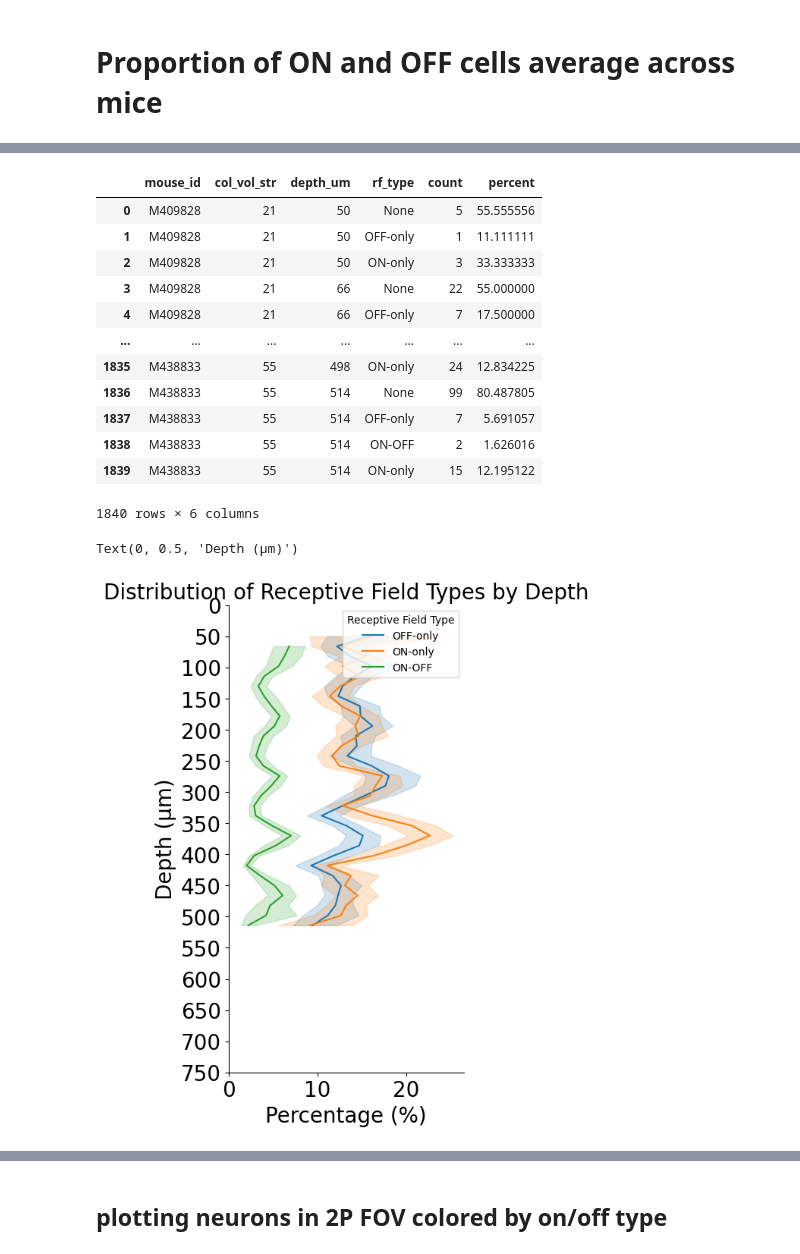
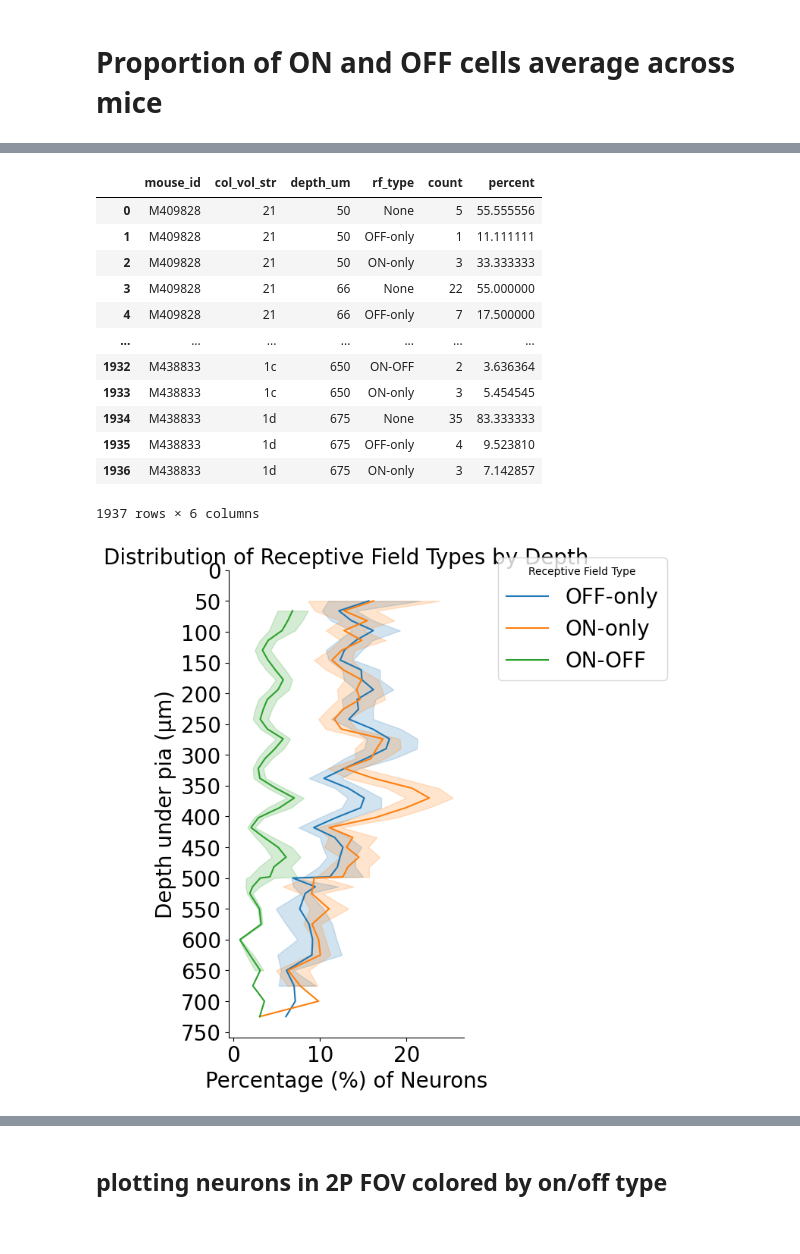
Before and after one commit to naomidonovan1/allen_v1dd, a Jupyter notebook: src/allen_v1dd/demo.ipynb, the cells around one changed output, grey strips where cells are left out. Cells and saved outputs as stored; diff of their text form; code cells hidden in the pictures.

Commit message:
finished edits for platform paper ophys figure

```diff
--- a/src/allen_v1dd/demo.ipynb
+++ b/src/allen_v1dd/demo.ipynb
@@ -480,7 +480,8 @@ plt.savefig(f"rf_center_stamp_{mouse_id}_{col_vol_str}.eps", dpi=300)
 import os
 mouse_ids = ["M409828", "M416296", "M427836", "M438833"]
 columns = ['1', '2', '3', '4', '5']
-volumes = ['1', '2', '3', '4', '5', '6', 'a', 'b', 'c', 'd', 'e', 'f', 'g', 'h', 'i', 'j', 'k', 'l']
+volumes = ['1', '2', '3', '4', '5',  # 2p imaging volumes
+           '6','7', '8', '9', 'a', 'b', 'c', 'd', 'e', 'f'] # 3p imgaging volumes
 
 for mouse_id in mouse_ids:
     print(f"Processing mouse {mouse_id}...")
@@ -506,10 +507,10 @@ for mouse_id in mouse_ids:
         }
         for vol in volumes:
             col_vol_str = f"{col}{vol}"
-            if col == '1' and vol in ['1', '2', '3', '4', '5', '6']:
+            if col == '1' and vol in ['1', '2', '3', '4', '5']:
                 print('Duplicated neurons, skipping...')
                 continue
-            if col == ['2', '3', '4', '5'] and vol in ['a', 'b', 'c', 'd', 'e', 'f', 'g', 'h', 'i', 'j', 'k', 'l']:
+            if col in ['2', '3', '4', '5'] and vol in ['6', '7', '8', '9', 'a', 'b', 'c', 'd', 'e', 'f']:
                 print('Doesn\'t exist, skipping...')
                 continue
 
@@ -648,6 +649,16 @@ depth_mapping = {
     '3': [242, 258, 274, 290, 306, 322],
     '4': [338, 354, 370, 386, 402, 418],
     '5': [434, 450, 466, 482, 498, 514],
+    '6': [500],
+    '7': [525],
+    '8': [550],
+    '9': [575],
+    'a': [600],
+    'b': [625],
+    'c': [650],
+    'd': [675],
+    'e': [700],
+    'f': [725],
 }
 
 depths = []
@@ -673,33 +684,34 @@ percentages
 | 3 | M409828 | 21 | 66 | None | 22 | 55.000000 |
 | 4 | M409828 | 21 | 66 | OFF-only | 7 | 17.500000 |
 | ... | ... | ... | ... | ... | ... | ... |
-| 1835 | M438833 | 55 | 498 | ON-only | 24 | 12.834225 |
-| 1836 | M438833 | 55 | 514 | None | 99 | 80.487805 |
-| 1837 | M438833 | 55 | 514 | OFF-only | 7 | 5.691057 |
-| 1838 | M438833 | 55 | 514 | ON-OFF | 2 | 1.626016 |
-| 1839 | M438833 | 55 | 514 | ON-only | 15 | 12.195122 |
+| 1932 | M438833 | 1c | 650 | ON-OFF | 2 | 3.636364 |
+| 1933 | M438833 | 1c | 650 | ON-only | 3 | 5.454545 |
+| 1934 | M438833 | 1d | 675 | None | 35 | 83.333333 |
+| 1935 | M438833 | 1d | 675 | OFF-only | 4 | 9.523810 |
+| 1936 | M438833 | 1d | 675 | ON-only | 3 | 7.142857 |
-1840 rows × 6 columns
+1937 rows × 6 columns
 # %%
 fig, ax = plt.subplots(figsize=(4, 8))
 
 sns.lineplot(
     data=percentages[percentages['rf_type'] != 'None'],
     y='depth_um',
     x='percent',
     hue='rf_type',
     ax=ax,
     orient='y'
 )
 
 plt.yticks(np.arange(0, 800, 50), fontsize=20)
 plt.xticks(np.arange(0, 21, 10), fontsize=20)
-ax.legend(title='Receptive Field Type', loc='upper right')
+ax.legend(title='Receptive Field Type', bbox_to_anchor=(1.1, 1.05), fontsize=20)
 ax.invert_yaxis()
 ax.spines['right'].set_visible(False)
 ax.spines['top'].set_visible(False)
 plt.title('Distribution of Receptive Field Types by Depth', fontsize=20)
-plt.xlabel('Percentage (%)', fontsize=20)
-plt.ylabel('Depth (µm)', fontsize=20)
+plt.xlabel('Percentage (%) of Neurons', fontsize=20)
+plt.ylabel('Depth under pia (µm)', fontsize=20)
+
+plt.savefig("rf_type_distribution_by_depth.svg", dpi=300)
 # %% [output]
-Text(0, 0.5, 'Depth (µm)')
-[figure, old version]
+[figure, new version]
```
Also changed, not shown: parts of 5 cells of this notebook, 1 other file.
